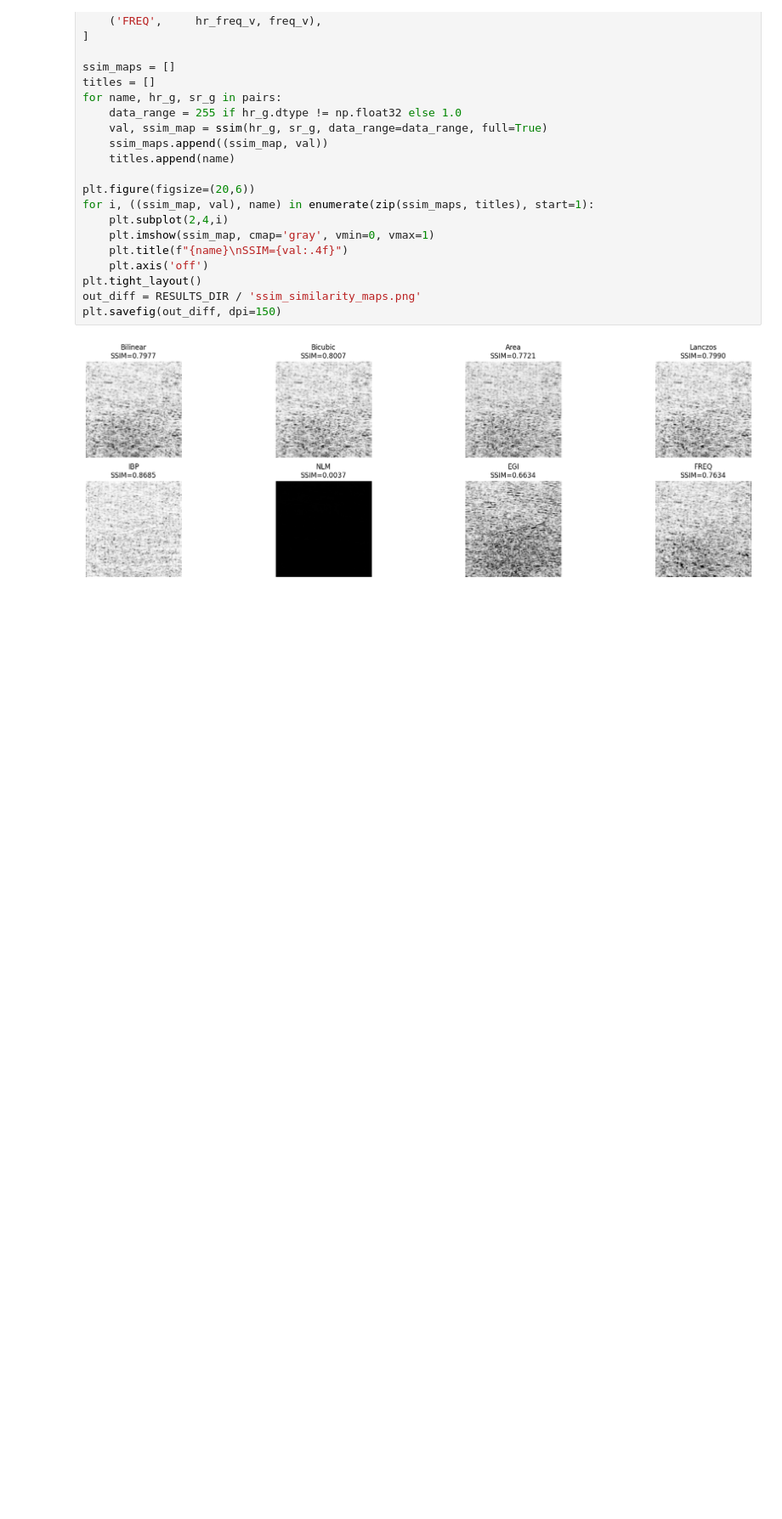
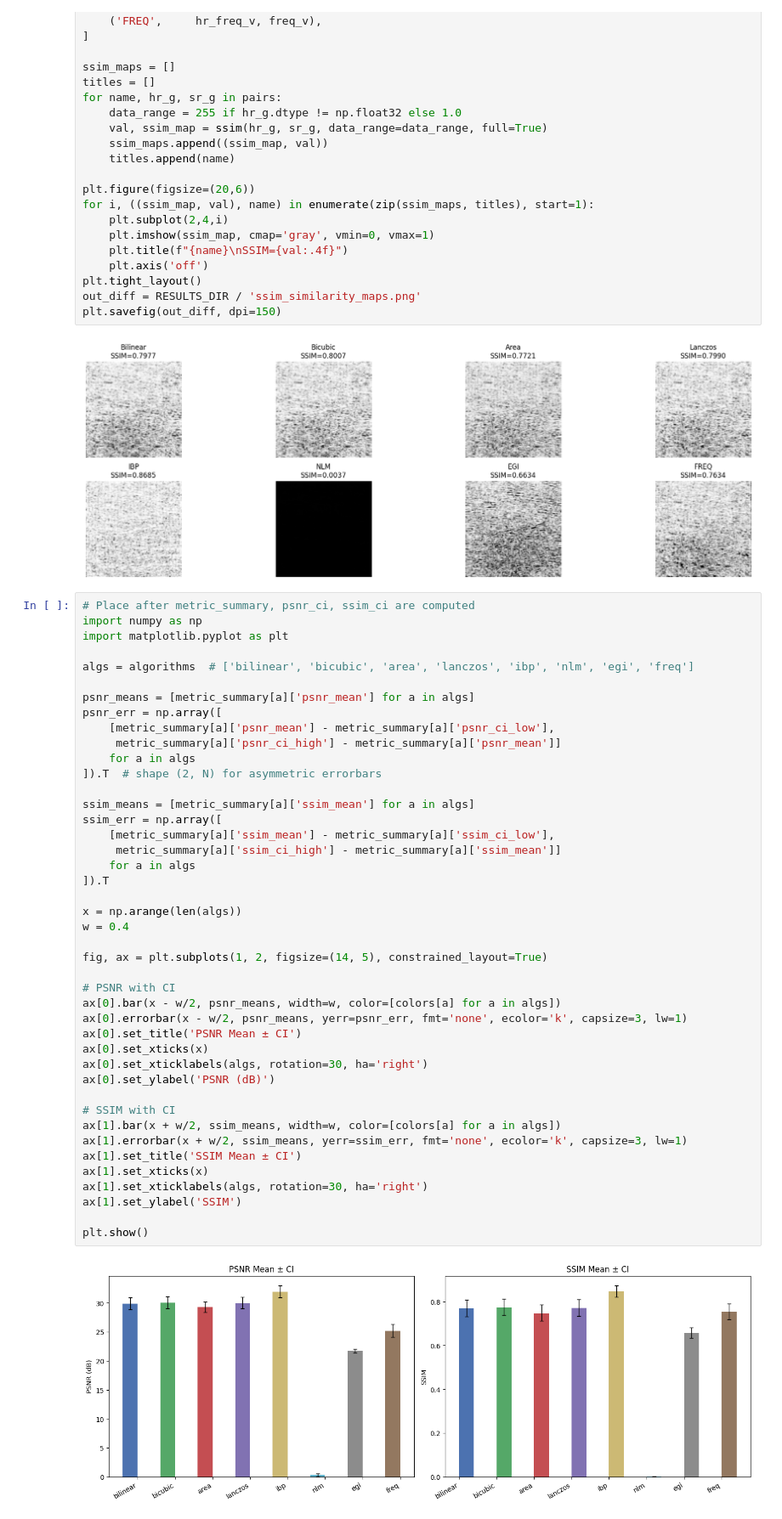
Before and after one commit to bgmanuel99/Super-Resolution-Images-for-3D-Printing-Defect-Detection, a Jupyter notebook: SRModels/classic_super_resolution_algorithms/super_resolucion_clasica.ipynb, the cells around one changed output. Shown at 85% size. Saved outputs shown, nothing was run; the diff lists cells and outputs as text; blank space fills up the shorter version.

```diff
--- a/SRModels/classic_super_resolution_algorithms/super_resolucion_clasica.ipynb
+++ b/SRModels/classic_super_resolution_algorithms/super_resolucion_clasica.ipynb
@@ -447,3 +445,48 @@ out_diff = RESULTS_DIR / 'ssim_similarity_maps.png'
 plt.savefig(out_diff, dpi=150)
 # %% [output]
 [figure]
+# %%
+# Place after metric_summary, psnr_ci, ssim_ci are computed
+import numpy as np
+import matplotlib.pyplot as plt
+
+algs = algorithms  # ['bilinear', 'bicubic', 'area', 'lanczos', 'ibp', 'nlm', 'egi', 'freq']
+
+psnr_means = [metric_summary[a]['psnr_mean'] for a in algs]
+psnr_err = np.array([
+    [metric_summary[a]['psnr_mean'] - metric_summary[a]['psnr_ci_low'],
+     metric_summary[a]['psnr_ci_high'] - metric_summary[a]['psnr_mean']]
+    for a in algs
+]).T  # shape (2, N) for asymmetric errorbars
+
+ssim_means = [metric_summary[a]['ssim_mean'] for a in algs]
+ssim_err = np.array([
+    [metric_summary[a]['ssim_mean'] - metric_summary[a]['ssim_ci_low'],
+     metric_summary[a]['ssim_ci_high'] - metric_summary[a]['ssim_mean']]
+    for a in algs
+]).T
+
+x = np.arange(len(algs))
+w = 0.4
+
+fig, ax = plt.subplots(1, 2, figsize=(14, 5), constrained_layout=True)
+
+# PSNR with CI
+ax[0].bar(x - w/2, psnr_means, width=w, color=[colors[a] for a in algs])
+ax[0].errorbar(x - w/2, psnr_means, yerr=psnr_err, fmt='none', ecolor='k', capsize=3, lw=1)
+ax[0].set_title('PSNR Mean ± CI')
+ax[0].set_xticks(x)
+ax[0].set_xticklabels(algs, rotation=30, ha='right')
+ax[0].set_ylabel('PSNR (dB)')
+
+# SSIM with CI
+ax[1].bar(x + w/2, ssim_means, width=w, color=[colors[a] for a in algs])
+ax[1].errorbar(x + w/2, ssim_means, yerr=ssim_err, fmt='none', ecolor='k', capsize=3, lw=1)
+ax[1].set_title('SSIM Mean ± CI')
+ax[1].set_xticks(x)
+ax[1].set_xticklabels(algs, rotation=30, ha='right')
+ax[1].set_ylabel('SSIM')
+
+plt.show()
+# %% [output]
+[figure, added]
```
Also changed, not shown: parts of 6 cells of this notebook, 1 other file.
